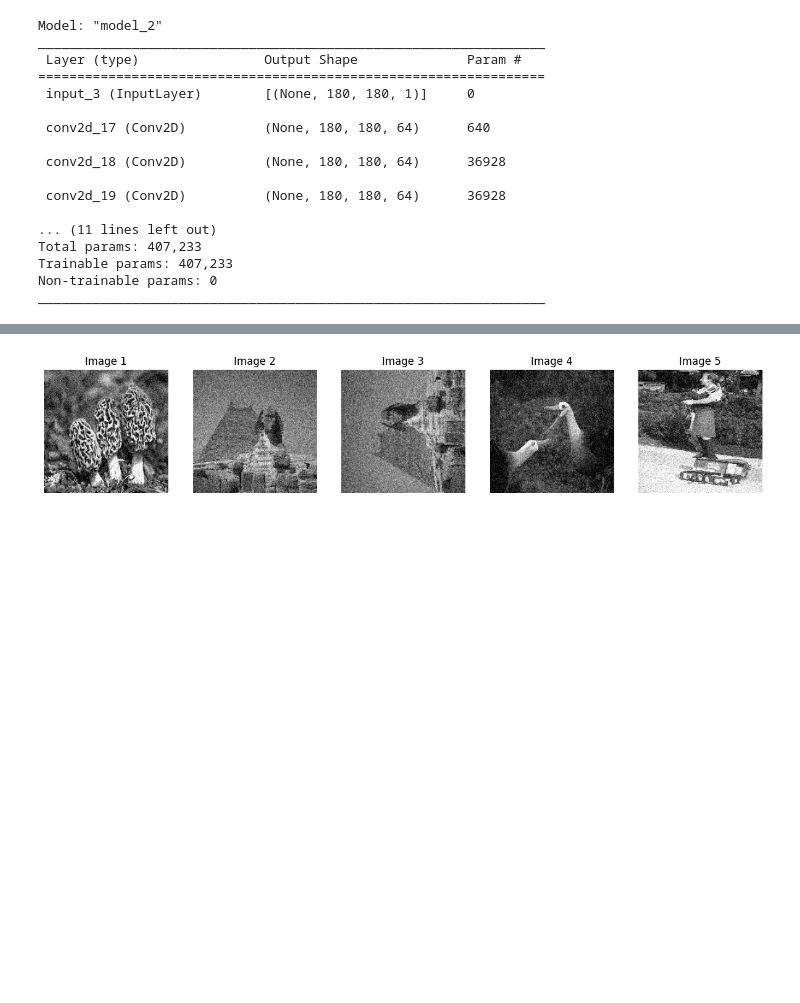
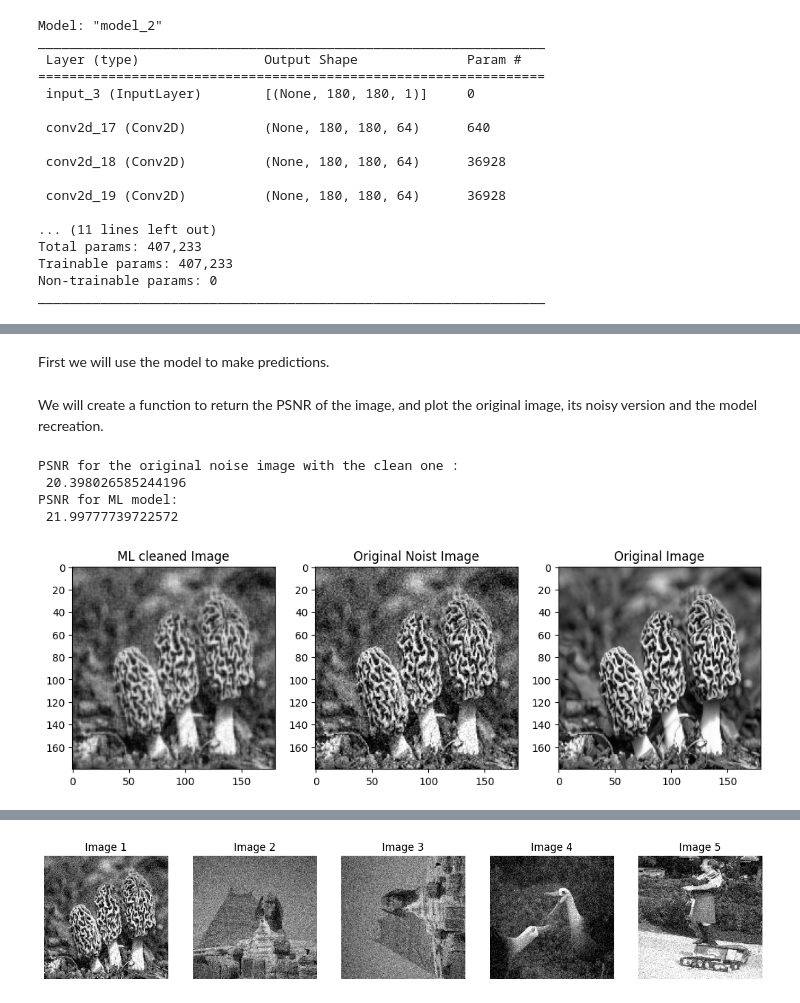
Before and after one commit to AlliBusa/denoising-self-study, a Jupyter notebook: test_trial_deep_priors.ipynb, the cells around one changed output, grey strips where cells are left out. Cells and saved outputs as stored; diff of their text form; code cells hidden in the pictures; blank space fills up the shorter version.

```diff
--- a/test_trial_deep_priors.ipynb
+++ b/test_trial_deep_priors.ipynb
@@ -259,2 +275,0 @@ Epoch 100/100
-# %%
-y_pred = modelSimple.predict(Xtest[0:10,])
@@ -262,0 +280,4 @@ y_pred = modelSimple.predict(Xtest[0:10,])
+# %% [markdown]
+First we will use the model to make predictions.
+# %%
+UnrolledDP = model.predict(Xtest)
@@ -262,0 +286,40 @@ y_pred = modelSimple.predict(Xtest[0:10,])
+# %% [markdown]
+We will create a function to return the PSNR of the image, and plot the original image, its noisy version and the model recreation.
+# %%
+def evaluateImage(ytest, Xtest, y_pred, ind):
+  """
+  A function to evaluate the performance of a model on one image, using PSNR.
+
+  Args:
+      ytest (_type_): The original image dataset
+      Xtest (_type_): The noisy image dataset that went into the ML model
+      y_pred (_type_): The images cleaned by the ML model
+      ind (_type_): The index to index the three above datasets at. The purpose of this is to evaluate only one image in the dataset, instead of all of them.
+  """
+  original_image = ytest[ind,]
+
+  # Print out PSNR values
+  print(f'PSNR for the original noise image with the clean one : \n {peak_signal_noise_ratio(ytest[ind,], Xtest[ind,],data_range=original_image.max() - original_image.min())}')
+  print(f'PSNR for ML model: \n {peak_signal_noise_ratio(ytest[ind,], y_pred[ind,:,:,0],data_range=original_image.max() - original_image.min())}')
+
+  # Plot the images
+  fig, axes = plt.subplots(1, 3, figsize=(12, 4))
+
+  axes[0].imshow(y_pred[ind,:,:,0], cmap='gray')
+  axes[0].set_title("ML cleaned Image")
+
+  axes[1].imshow(Xtest[ind,:,:], cmap='gray')
+  axes[1].set_title("Original Noist Image")
+
+  axes[2].imshow(original_image, cmap='gray')
+  axes[2].set_title("Original Image")
+
+  plt.show()
+# %%
+evaluateImage(ytest, Xtest, UnrolledDP, 9)
+# %% [output]
+PSNR for the original noise image with the clean one :
+ 20.398026585244196
+PSNR for ML model:
+ 21.99777739722572
+[figure, added]
```
Also changed, not shown: parts of 38 cells of this notebook.
